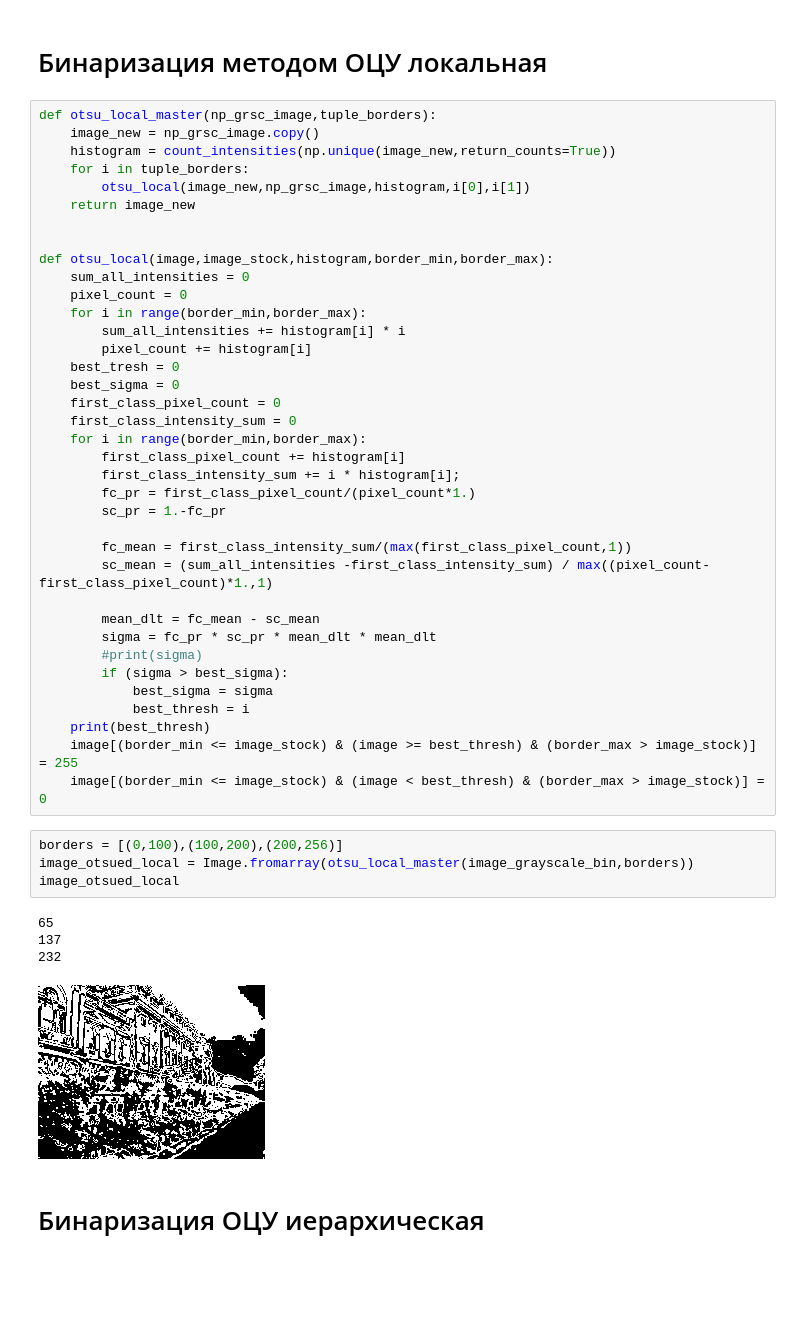
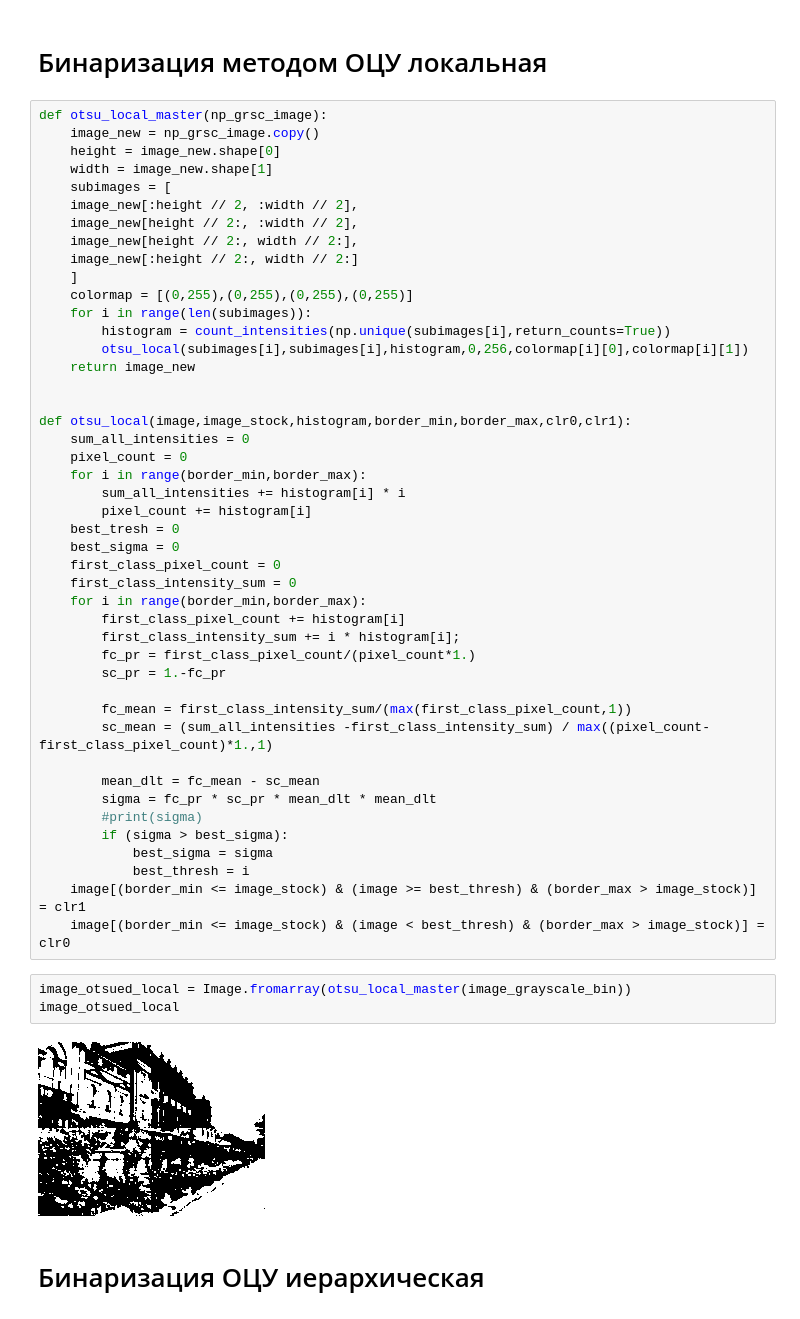
Before and after one commit to SokolovMichail/SFEDU_Master_Computer_Graphics, a Jupyter notebook: lab03/lab3.ipynb, the cells around one changed output. Saved outputs shown, nothing was run; the diff lists cells and outputs as text; blank space fills up the shorter version.

Commit message:
Fixed otsu_local

```diff
--- a/lab03/lab3.ipynb
+++ b/lab03/lab3.ipynb
@@ -115,15 +115,24 @@ image_otsued_global
 # %% [markdown]
 # Бинаризация методом ОЦУ локальная
 # %%
-def otsu_local_master(np_grsc_image,tuple_borders):
+def otsu_local_master(np_grsc_image):
     image_new = np_grsc_image.copy()
-    histogram = count_intensities(np.unique(image_new,return_counts=True))
-    for i in tuple_borders:
-        otsu_local(image_new,np_grsc_image,histogram,i[0],i[1])
+    height = image_new.shape[0]
+    width = image_new.shape[1]
+    subimages = [
+    image_new[:height // 2, :width // 2],
+    image_new[height // 2:, :width // 2],
+    image_new[height // 2:, width // 2:],
+    image_new[:height // 2:, width // 2:]
+    ]
+    colormap = [(0,255),(0,255),(0,255),(0,255)]
+    for i in range(len(subimages)):
+        histogram = count_intensities(np.unique(subimages[i],return_counts=True))
+        otsu_local(subimages[i],subimages[i],histogram,0,256,colormap[i][0],colormap[i][1])
     return image_new
 
 
-def otsu_local(image,image_stock,histogram,border_min,border_max):
+def otsu_local(image,image_stock,histogram,border_min,border_max,clr0,clr1):
     sum_all_intensities = 0
     pixel_count = 0
     for i in range(border_min,border_max):
@@ -148,18 +157,13 @@ def otsu_local(image,image_stock,histogram,border_min,border_max):
         if (sigma > best_sigma):
             best_sigma = sigma
             best_thresh = i
-    print(best_thresh)
-    image[(border_min <= image_stock) & (image >= best_thresh) & (border_max > image_stock)] = 255
-    image[(border_min <= image_stock) & (image < best_thresh) & (border_max > image_stock)] = 0
+    image[(border_min <= image_stock) & (image >= best_thresh) & (border_max > image_stock)] = clr1
+    image[(border_min <= image_stock) & (image < best_thresh) & (border_max > image_stock)] = clr0
 # %%
-borders = [(0,100),(100,200),(200,256)]
-image_otsued_local = Image.fromarray(otsu_local_master(image_grayscale_bin,borders))
+image_otsued_local = Image.fromarray(otsu_local_master(image_grayscale_bin))
 image_otsued_local
 # %% [output]
-65
-137
-232
-[figure, old version]
+[figure, new version]
 # %% [markdown]
 # Бинаризация ОЦУ иерархическая
 # %%
```
Also changed, not shown: parts of 3 cells of this notebook.
